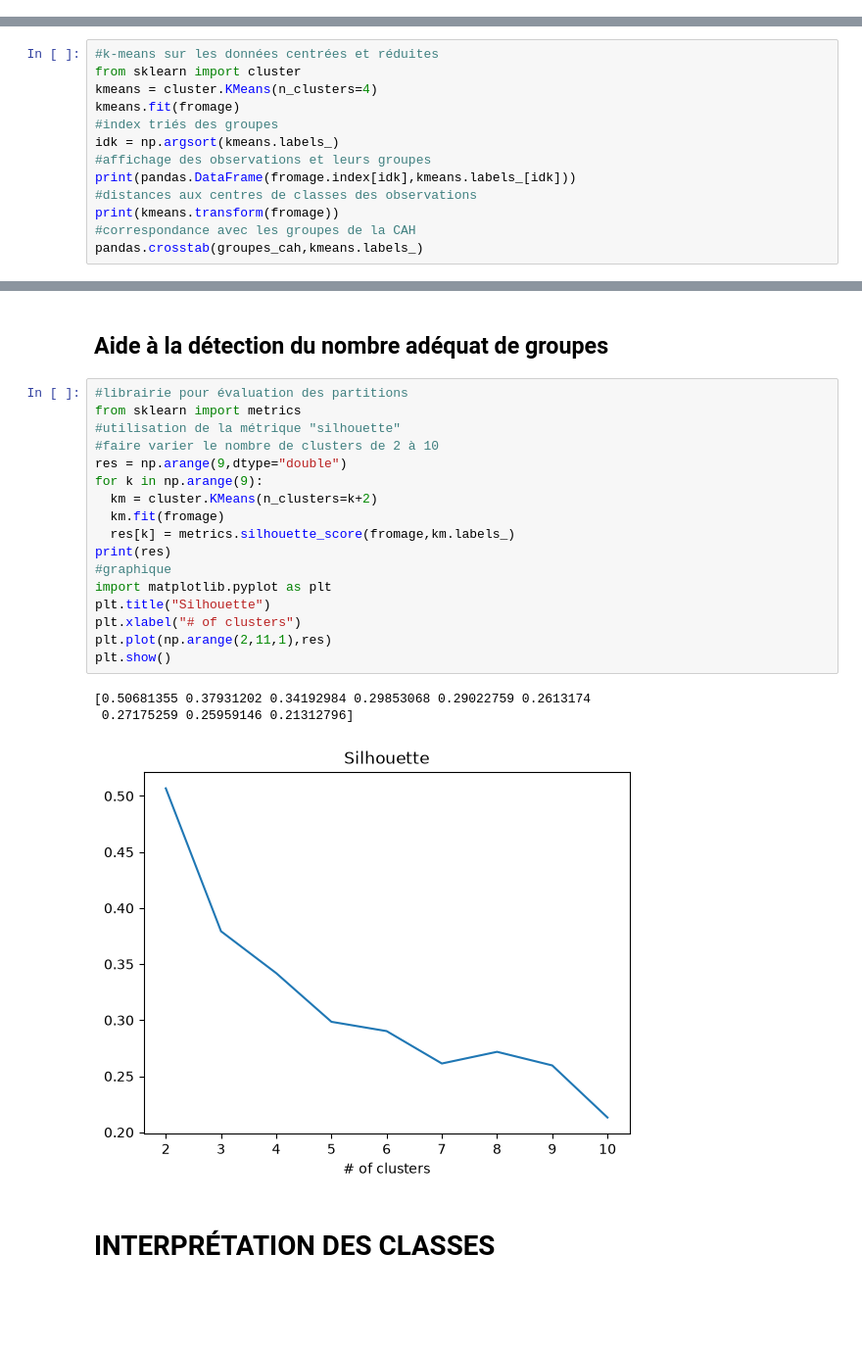
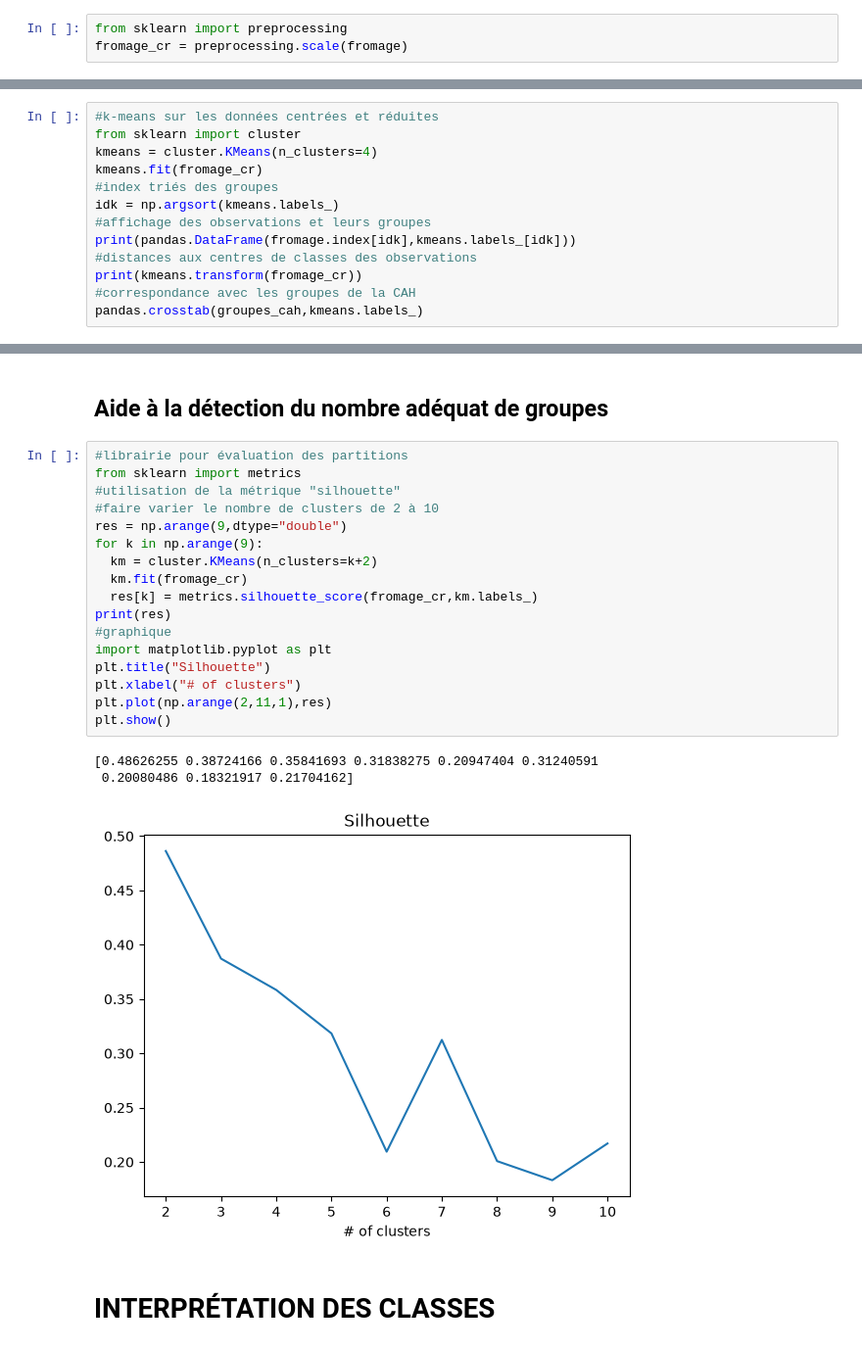
Before and after one commit to sarahmoussaoui/Machine-learning-for-Data-Science-Practical-Work, a Jupyter notebook: TP1/tp1.ipynb, the cells around one changed output, grey strips where cells are left out. Shown at 98% size. Cells and saved outputs as stored; diff of their text form; blank space fills up the shorter version.

```diff
--- a/TP1/tp1.ipynb
+++ b/TP1/tp1.ipynb
@@ -16,6 +55,9 @@ scatter_matrix(fromage,figsize=(9,9))
 # %% [markdown]
 # Classification ascendante hiérarchique
 Utilisation du package « scipy »
+# %%
+from sklearn import preprocessing
+fromage_cr = preprocessing.scale(fromage)
 # %%
 #librairies pour la CAH
 from matplotlib import pyplot as plt
@@ -78,13 +121,13 @@ Utilisation du package « scikit-learn »
 #k-means sur les données centrées et réduites
 from sklearn import cluster
 kmeans = cluster.KMeans(n_clusters=4)
-kmeans.fit(fromage)
+kmeans.fit(fromage_cr)
 #index triés des groupes
 idk = np.argsort(kmeans.labels_)
 #affichage des observations et leurs groupes
 print(pandas.DataFrame(fromage.index[idk],kmeans.labels_[idk]))
 #distances aux centres de classes des observations
-print(kmeans.transform(fromage))
+print(kmeans.transform(fromage_cr))
 #correspondance avec les groupes de la CAH
 pandas.crosstab(groupes_cah,kmeans.labels_)
 # %% [output]
@@ -116,24 +159,24 @@ pandas.crosstab(groupes_cah,kmeans.labels_)
 # %%
 #librairie pour évaluation des partitions
 from sklearn import metrics
 #utilisation de la métrique "silhouette"
 #faire varier le nombre de clusters de 2 à 10
 res = np.arange(9,dtype="double")
 for k in np.arange(9):
   km = cluster.KMeans(n_clusters=k+2)
-  km.fit(fromage)
-  res[k] = metrics.silhouette_score(fromage,km.labels_)
+  km.fit(fromage_cr)
+  res[k] = metrics.silhouette_score(fromage_cr,km.labels_)
 print(res)
 #graphique
 import matplotlib.pyplot as plt
 plt.title("Silhouette")
 plt.xlabel("# of clusters")
 plt.plot(np.arange(2,11,1),res)
 plt.show()
 # %% [output]
-[0.50681355 0.37931202 0.34192984 0.29853068 0.29022759 0.2613174
- 0.27175259 0.25959146 0.21312796]
+[0.48626255 0.38724166 0.35841693 0.31838275 0.20947404 0.31240591
+ 0.20080486 0.18321917 0.21704162]
-[figure, old version]
+[figure, new version]
 # %% [markdown]
 # INTERPRÉTATION DES CLASSES
 # %%
```
Also changed, not shown: parts of 10 cells of this notebook.
